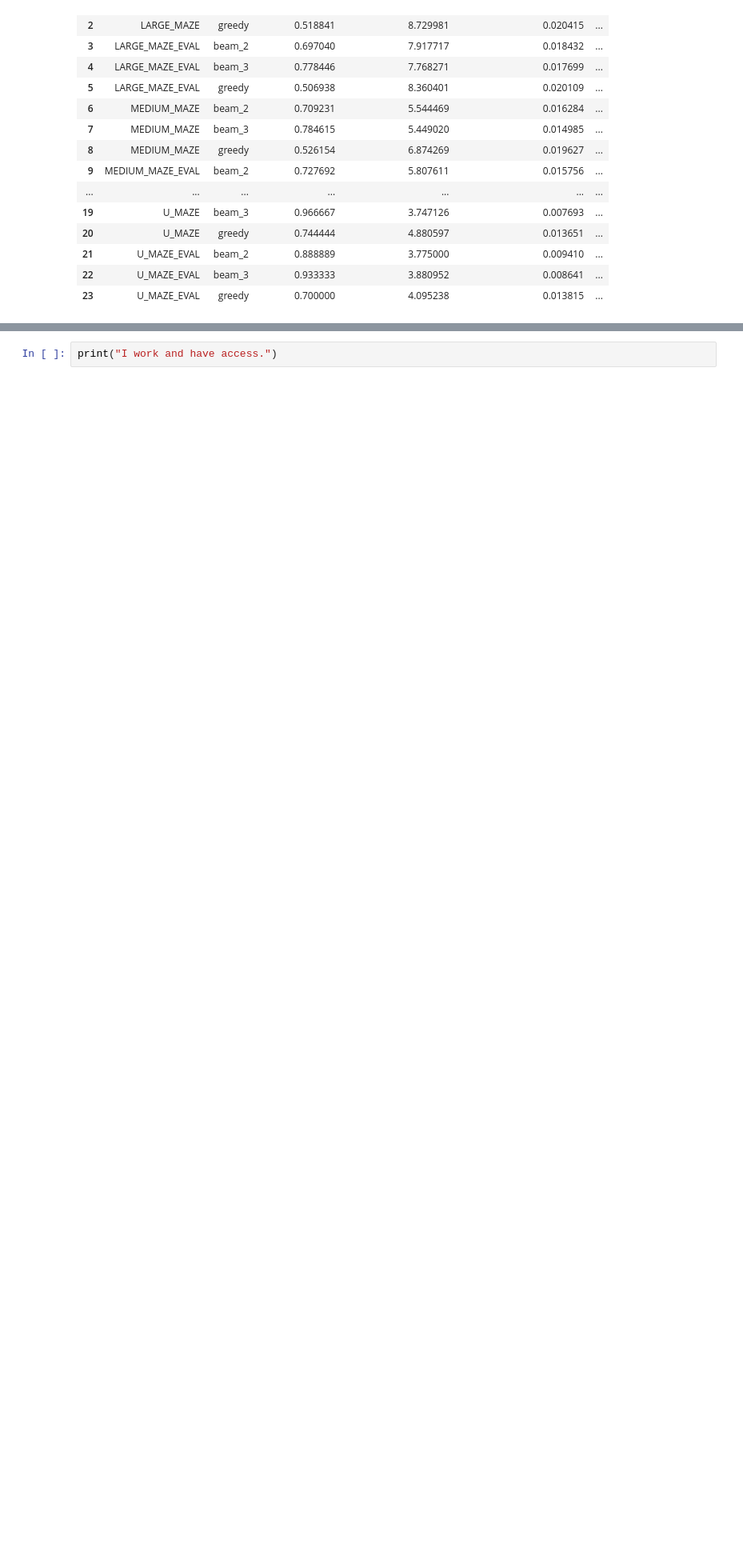
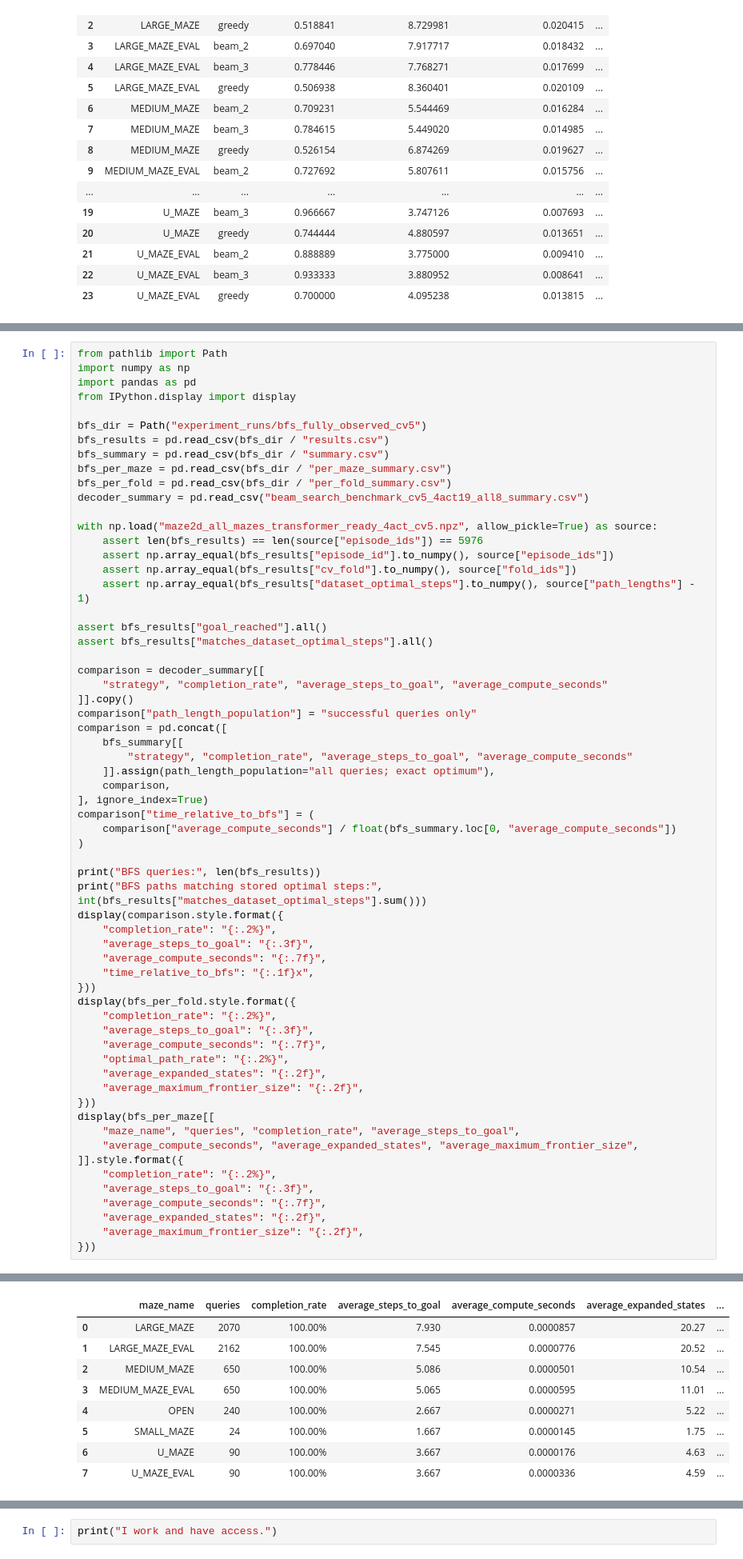
Before and after one commit to diankruger/4th-year-project, a Jupyter notebook: Full_dataset_pipeline.ipynb, the cells around one changed output, grey strips where cells are left out. Shown at 80% size. Drawn from its saved outputs; the diff is of its cells as text; blank space fills up the shorter version.

```diff
--- a/Full_dataset_pipeline.ipynb
+++ b/Full_dataset_pipeline.ipynb
@@ -1404,0 +1428,63 @@ plt.show()
+# %%
+from pathlib import Path
+import numpy as np
+import pandas as pd
+from IPython.display import display
+
+bfs_dir = Path("experiment_runs/bfs_fully_observed_cv5")
+bfs_results = pd.read_csv(bfs_dir / "results.csv")
+bfs_summary = pd.read_csv(bfs_dir / "summary.csv")
+bfs_per_maze = pd.read_csv(bfs_dir / "per_maze_summary.csv")
+bfs_per_fold = pd.read_csv(bfs_dir / "per_fold_summary.csv")
+decoder_summary = pd.read_csv("beam_search_benchmark_cv5_4act19_all8_summary.csv")
+
+with np.load("maze2d_all_mazes_transformer_ready_4act_cv5.npz", allow_pickle=True) as source:
+    assert len(bfs_results) == len(source["episode_ids"]) == 5976
+    assert np.array_equal(bfs_results["episode_id"].to_numpy(), source["episode_ids"])
+    assert np.array_equal(bfs_results["cv_fold"].to_numpy(), source["fold_ids"])
+    assert np.array_equal(bfs_results["dataset_optimal_steps"].to_numpy(), source["path_lengths"] - 1)
+
+assert bfs_results["goal_reached"].all()
+assert bfs_results["matches_dataset_optimal_steps"].all()
+
+comparison = decoder_summary[[
+    "strategy", "completion_rate", "average_steps_to_goal", "average_compute_seconds"
+]].copy()
+comparison["path_length_population"] = "successful queries only"
+comparison = pd.concat([
+    bfs_summary[[
+        "strategy", "completion_rate", "average_steps_to_goal", "average_compute_seconds"
+    ]].assign(path_length_population="all queries; exact optimum"),
+    comparison,
+], ignore_index=True)
+comparison["time_relative_to_bfs"] = (
+    comparison["average_compute_seconds"] / float(bfs_summary.loc[0, "average_compute_seconds"])
+)
+
+print("BFS queries:", len(bfs_results))
+print("BFS paths matching stored optimal steps:", int(bfs_results["matches_dataset_optimal_steps"].sum()))
+display(comparison.style.format({
+    "completion_rate": "{:.2%}",
+    "average_steps_to_goal": "{:.3f}",
+    "average_compute_seconds": "{:.7f}",
+    "time_relative_to_bfs": "{:.1f}x",
+}))
+display(bfs_per_fold.style.format({
+    "completion_rate": "{:.2%}",
+    "average_steps_to_goal": "{:.3f}",
+    "average_compute_seconds": "{:.7f}",
+    "optimal_path_rate": "{:.2%}",
+    "average_expanded_states": "{:.2f}",
+    "average_maximum_frontier_size": "{:.2f}",
+}))
+display(bfs_per_maze[[
+    "maze_name", "queries", "completion_rate", "average_steps_to_goal",
+    "average_compute_seconds", "average_expanded_states", "average_maximum_frontier_size",
+]].style.format({
+    "completion_rate": "{:.2%}",
+    "average_steps_to_goal": "{:.3f}",
+    "average_compute_seconds": "{:.7f}",
+    "average_expanded_states": "{:.2f}",
+    "average_maximum_frontier_size": "{:.2f}",
+}))
+# %% [output]
@@ -1404,0 +1504,9 @@ plt.show()
+|  | maze_name | queries | completion_rate | average_steps_to_goal | average_compute_seconds | average_expanded_states | ... |
+| 0 | LARGE_MAZE | 2070 | 100.00% | 7.930 | 0.0000857 | 20.27 | ... |
+| 1 | LARGE_MAZE_EVAL | 2162 | 100.00% | 7.545 | 0.0000776 | 20.52 | ... |
+| 2 | MEDIUM_MAZE | 650 | 100.00% | 5.086 | 0.0000501 | 10.54 | ... |
+| 3 | MEDIUM_MAZE_EVAL | 650 | 100.00% | 5.065 | 0.0000595 | 11.01 | ... |
+| 4 | OPEN | 240 | 100.00% | 2.667 | 0.0000271 | 5.22 | ... |
+| 5 | SMALL_MAZE | 24 | 100.00% | 1.667 | 0.0000145 | 1.75 | ... |
+| 6 | U_MAZE | 90 | 100.00% | 3.667 | 0.0000176 | 4.63 | ... |
+| 7 | U_MAZE_EVAL | 90 | 100.00% | 3.667 | 0.0000336 | 4.59 | ... |
```
Also changed, not shown: parts of 24 cells of this notebook, 27 other files.
